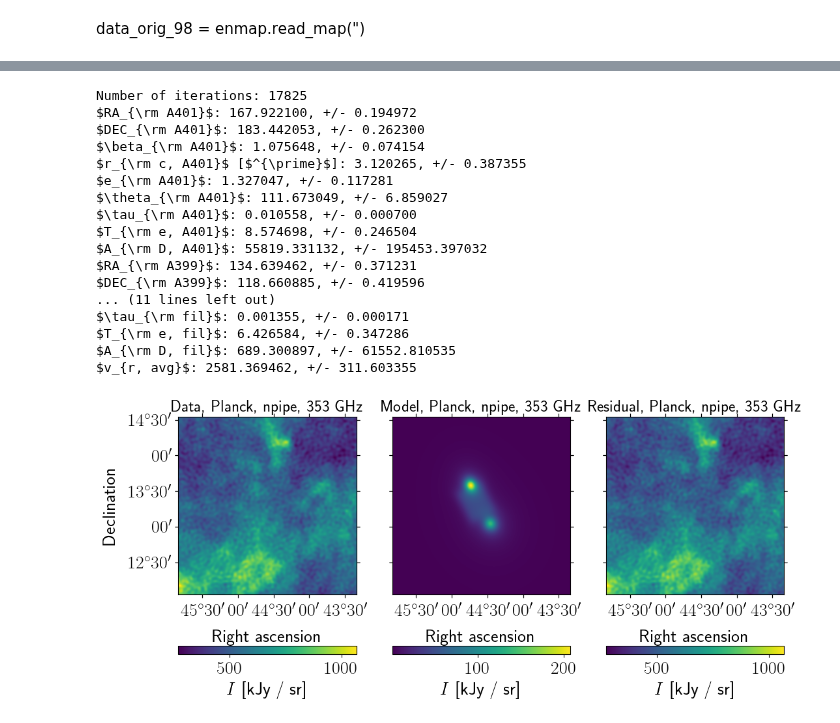
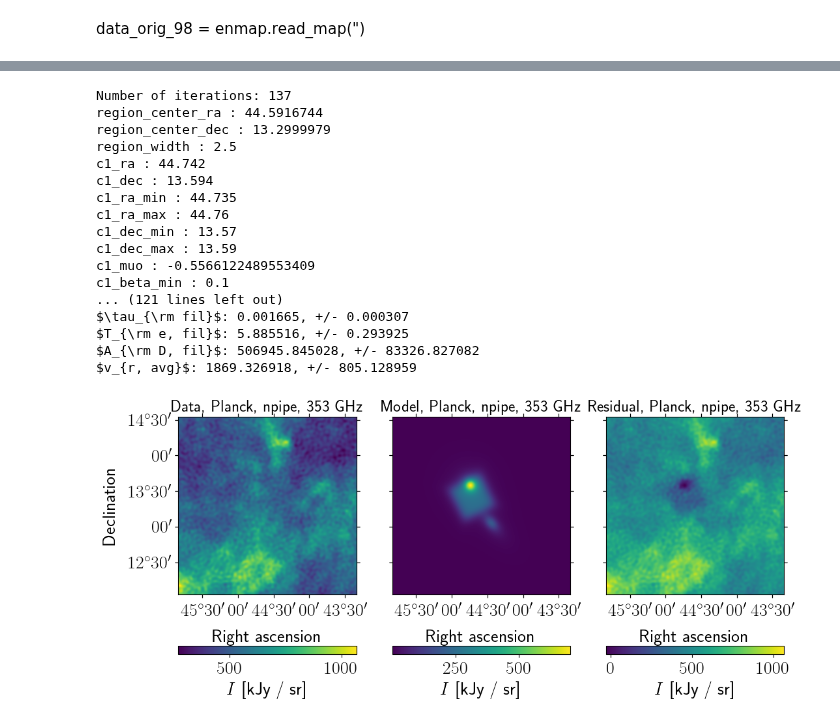
Before and after one commit to guanyilun/multi-freq-bridge, a Jupyter notebook: notebooks/plots_paper.ipynb, the cells around one changed output, grey strips where cells are left out. Drawn from its saved outputs; the diff is of its cells as text; code cells hidden in the pictures.

Commit message:
update bridge plots and modify MCMC submission script for case55 configuration

```diff
--- a/notebooks/plots_paper.ipynb
+++ b/notebooks/plots_paper.ipynb
@@ -1223,52 +1247,53 @@ labels = [r'$RA_{\rm A401}$',
             r'$T_{\rm e, A401}$',
             r'$A_{\rm D, A401}$',
 
             r'$RA_{\rm A399}$',
             r'$DEC_{\rm A399}$',
             r'$\beta_{\rm A399}$',
             r'$r_{\rm c, A399}$ [$^{\prime}$]',
             r'$e_{\rm A399}$',
             r'$\theta_{\rm A399}$',
             r'$\tau_{\rm A399}$',
             r'$T_{\rm e, A399}$',
             r'$A_{\rm D, A399}$',
 
             r"$RA_{\rm fil}",
             r"$DEC_{\rm fil}",
             r"$L_{\rm fil}$",
             r"$W_{\rm fil}$",
             r'$\tau_{\rm fil}$',
             r'$T_{\rm e, fil}$',
             r'$A_{\rm D, fil}$',
 
             r"$v_{r, avg}$"]
 
 chain = "/home/gill/research/ACT/bridge/results/test3/chain.h5"
 config = "/home/gill/research/ACT/bridge/results/test3/config.yaml"
-chain = "/home/gill/research/ACT/bridge/results/ajay/case51/chain.h5"
-config = "/home/gill/research/ACT/multi-freq-bridge/configs/case51_ajay.yaml"
+chain = "/home/gill/research/ACT/bridge/results/ajay/case53/chain.h5"
+config = "/home/gill/research/ACT/multi-freq-bridge/configs/case53_ajay.yaml"
 
 map_maker(mcmc_fname=chain,
           cf_name=config,
           labels=labels,
-          burnin=10000,
-          thin=1)
+          burnin=1,
+          thin=1,
+          plot_converge=False)
 # %% [output]
-Number of iterations: 17825
-$RA_{\rm A401}$: 167.922100, +/- 0.194972
-$DEC_{\rm A401}$: 183.442053, +/- 0.262300
-$\beta_{\rm A401}$: 1.075648, +/- 0.074154
-$r_{\rm c, A401}$ [$^{\prime}$]: 3.120265, +/- 0.387355
-$e_{\rm A401}$: 1.327047, +/- 0.117281
-$\theta_{\rm A401}$: 111.673049, +/- 6.859027
-$\tau_{\rm A401}$: 0.010558, +/- 0.000700
-$T_{\rm e, A401}$: 8.574698, +/- 0.246504
-$A_{\rm D, A401}$: 55819.331132, +/- 195453.397032
-$RA_{\rm A399}$: 134.639462, +/- 0.371231
-$DEC_{\rm A399}$: 118.660885, +/- 0.419596
-... (11 lines left out)
-$\tau_{\rm fil}$: 0.001355, +/- 0.000171
-$T_{\rm e, fil}$: 6.426584, +/- 0.347286
-$A_{\rm D, fil}$: 689.300897, +/- 61552.810535
-$v_{r, avg}$: 2581.369462, +/- 311.603355
+Number of iterations: 137
+region_center_ra : 44.5916744
+region_center_dec : 13.2999979
+region_width : 2.5
+c1_ra : 44.742
+c1_dec : 13.594
+c1_ra_min : 44.735
+c1_ra_max : 44.76
+c1_dec_min : 13.57
+c1_dec_max : 13.59
+c1_muo : -0.5566122489553409
+c1_beta_min : 0.1
+... (121 lines left out)
+$\tau_{\rm fil}$: 0.001665, +/- 0.000307
+$T_{\rm e, fil}$: 5.885516, +/- 0.293925
+$A_{\rm D, fil}$: 506945.845028, +/- 83326.827082
+$v_{r, avg}$: 1869.326918, +/- 805.128959
-[figure, old version]
+[figure, new version]
```
Also changed, not shown: parts of 3 cells of this notebook, 5 other files.
